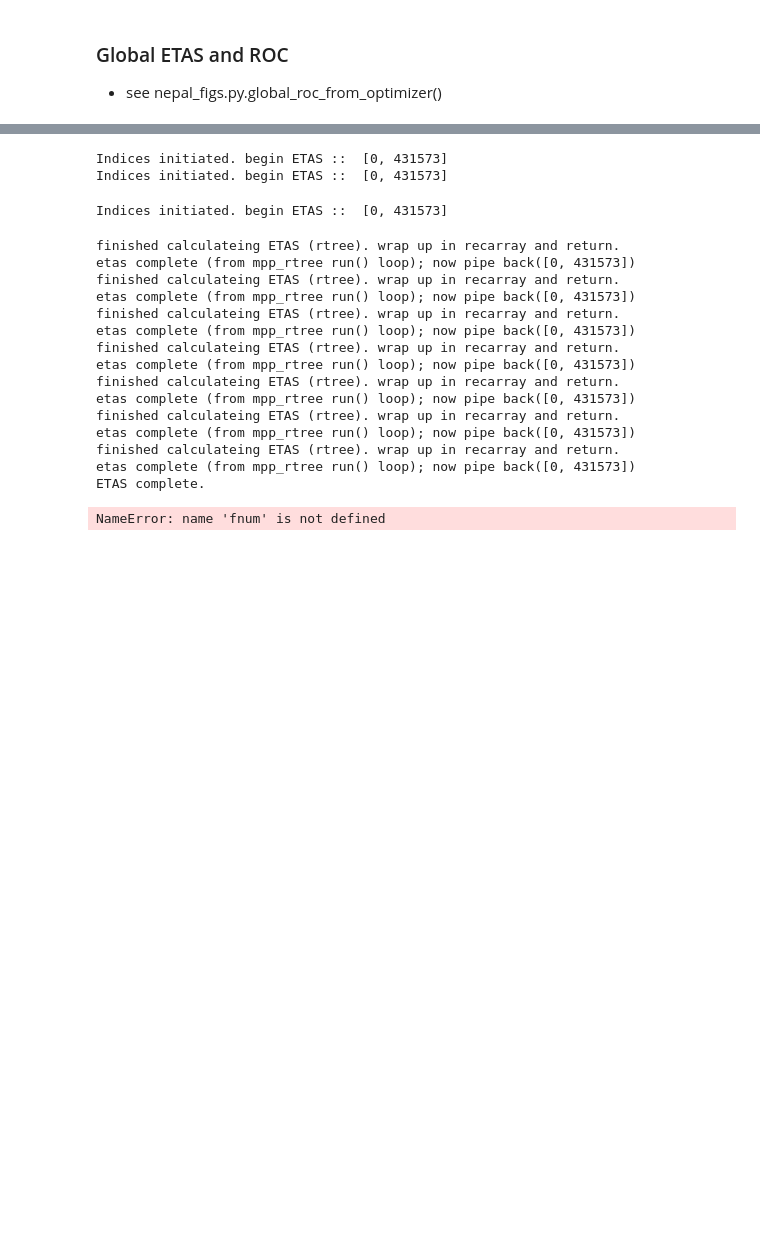
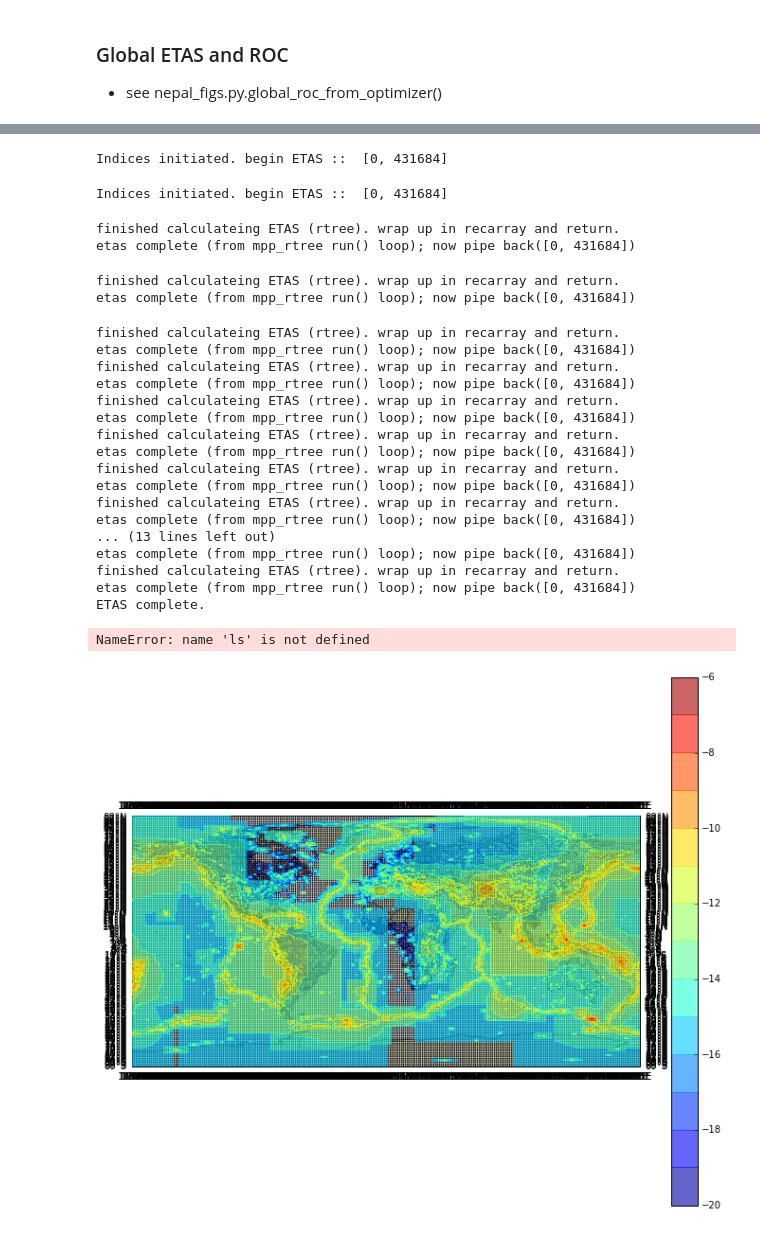
Before and after one commit to markyoder/globalETAS, a Jupyter notebook: global_etas_figs_revision.ipynb, the cells around one changed output, grey strips where cells are left out. Cells and saved outputs as stored; diff of their text form; code cells hidden in the pictures; blank space fills up the shorter version.

Commit message:
lots of changes to nepal_figs and corresponding notebook. getting nepal and global figures dialed in...

```diff
--- a/global_etas_figs_revision.ipynb
+++ b/global_etas_figs_revision.ipynb
@@ -316,10 +321,15 @@ plt.savefig(os.path.join(revisions_data, 'nepal_roc_figure.png'))
 ### Global ETAS and ROC
 - see nepal_figs.py.global_roc_from_optimizer()
 # %%
-figs_data_path = '/home/myoder/Dropbox/Research/globalETAS/nepal_etas'
+figs_data_path = '/home/myoder/Dropbox/Research/globalETAS/nepal_etas/data_n_figs'
 xyz_output = os.path.join(figs_data_path, 'global_etas.xyz')
+
+n_cpu = mpp.cpu_count()*2
 #
-glob_etas_roc =  global_etas_and_roc(fc_len=120, fout_xyz=xyz_output, fignum=0, m_cs=[4.0, 5.0, 6.0, 6.5])
+glob_etas_roc =  global_etas_and_roc(fc_len=120, fout_xyz=xyz_output, fignum=0, m_cs=[4.0, 5.0, 6.0, 6.5], n_cpu=n_cpu)
 #
+
+with open(os.path.join(figs_data_path, 'global_roc_FH.json'), 'w'):
+    json.dump(glob_etas_roc['roc'])
 # %% [output]
 begin globalETAS.__init()__
@@ -349,19 +359,25 @@ Indices initiated. begin ETAS ::  [0, 431573]
-Indices initiated. begin ETAS ::  [0, 431573]
-Indices initiated. begin ETAS ::  [0, 431573]
+Indices initiated. begin ETAS ::  [0, 431684]
-Indices initiated. begin ETAS ::  [0, 431573]
+Indices initiated. begin ETAS ::  [0, 431684]
 finished calculateing ETAS (rtree). wrap up in recarray and return.
-etas complete (from mpp_rtree run() loop); now pipe back([0, 431573])
-finished calculateing ETAS (rtree). wrap up in recarray and return.
-etas complete (from mpp_rtree run() loop); now pipe back([0, 431573])
-finished calculateing ETAS (rtree). wrap up in recarray and return.
-etas complete (from mpp_rtree run() loop); now pipe back([0, 431573])
-finished calculateing ETAS (rtree). wrap up in recarray and return.
-etas complete (from mpp_rtree run() loop); now pipe back([0, 431573])
-finished calculateing ETAS (rtree). wrap up in recarray and return.
-etas complete (from mpp_rtree run() loop); now pipe back([0, 431573])
-finished calculateing ETAS (rtree). wrap up in recarray and return.
-etas complete (from mpp_rtree run() loop); now pipe back([0, 431573])
-finished calculateing ETAS (rtree). wrap up in recarray and return.
-etas complete (from mpp_rtree run() loop); now pipe back([0, 431573])
-ETAS complete.
+etas complete (from mpp_rtree run() loop); now pipe back([0, 431684])
-NameError: name 'fnum' is not defined
+finished calculateing ETAS (rtree). wrap up in recarray and return.
+etas complete (from mpp_rtree run() loop); now pipe back([0, 431684])
+finished calculateing ETAS (rtree). wrap up in recarray and return.
+etas complete (from mpp_rtree run() loop); now pipe back([0, 431684])
+finished calculateing ETAS (rtree). wrap up in recarray and return.
+etas complete (from mpp_rtree run() loop); now pipe back([0, 431684])
+finished calculateing ETAS (rtree). wrap up in recarray and return.
+etas complete (from mpp_rtree run() loop); now pipe back([0, 431684])
+finished calculateing ETAS (rtree). wrap up in recarray and return.
+etas complete (from mpp_rtree run() loop); now pipe back([0, 431684])
+finished calculateing ETAS (rtree). wrap up in recarray and return.
+etas complete (from mpp_rtree run() loop); now pipe back([0, 431684])
+finished calculateing ETAS (rtree). wrap up in recarray and return.
+etas complete (from mpp_rtree run() loop); now pipe back([0, 431684])
+... (13 lines left out)
+etas complete (from mpp_rtree run() loop); now pipe back([0, 431684])
+finished calculateing ETAS (rtree). wrap up in recarray and return.
+etas complete (from mpp_rtree run() loop); now pipe back([0, 431684])
+ETAS complete.
+NameError: name 'ls' is not defined
+[figure, added]
```
Also changed, not shown: parts of 7 cells of this notebook, 2 other files.
